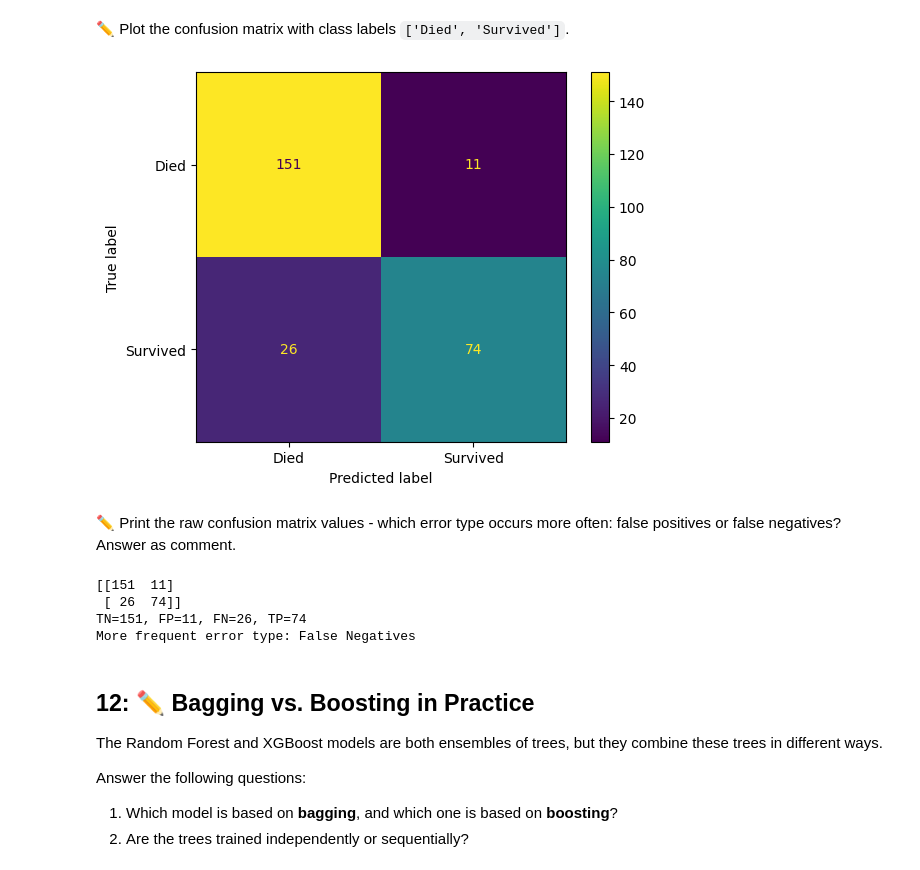
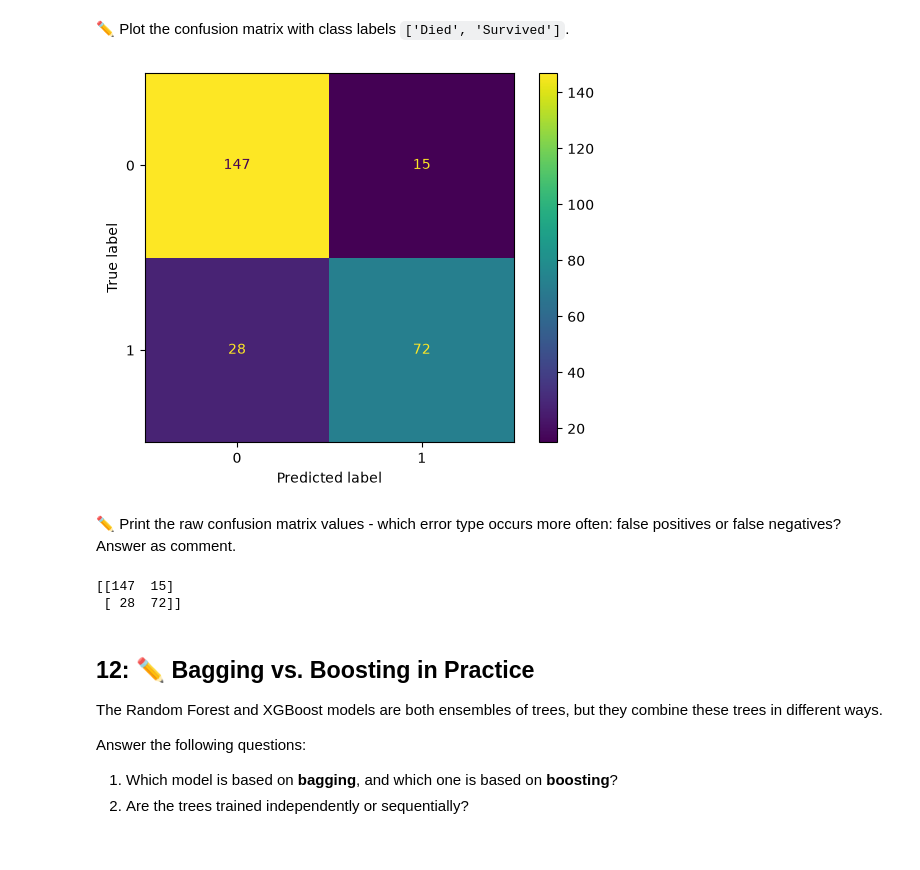
Before and after one commit to gpuonfire/ml_praktikum, a Jupyter notebook: ML_Aufgabenblätter/A6_Tree_Based_Models.ipynb, the cells around one changed output. Cells and saved outputs as stored; diff of their text form; code cells hidden in the pictures.

```diff
--- a/ML_Aufgabenblätter/A6_Tree_Based_Models.ipynb
+++ b/ML_Aufgabenblätter/A6_Tree_Based_Models.ipynb
@@ -531,25 +568,35 @@ model_for_confusion = rf_clf
 # %% [markdown]
 ✏️ Create predictions on the corresponding test set. _Hint: `rf_clf` and `best_rf` use `X_test_imputed`, while `xgb_clf` uses `X_test`._
 # %%
-test_features_for_confusion = []
+cm_lables = []
 y_pred_confusion = []
 
 # TODO: Implement:
+y_pred_confusion = rf_test_pred
+y_true_confusion = y_test
+cm_lables = model_for_confusion.classes_
+
+conf_matrix = confusion_matrix(y_true_confusion, y_pred_confusion, labels=cm_lables)
 # %% [markdown]
 ✏️ Plot the confusion matrix with class labels `['Died', 'Survived']`.
 # %%
 # TODO: Implement
+disp = ConfusionMatrixDisplay(confusion_matrix=conf_matrix,display_labels=cm_lables)
+disp.plot()
+plt.show()
 # %% [output]
-[figure, old version]
+[figure, new version]
 # %% [markdown]
 ✏️ Print the raw confusion matrix values - which error type occurs more often: false positives or false negatives? Answer as comment.
 # %%
 # TODO: Implement
+print(conf_matrix)
+
+# Der größte Fehlerfall ist False Negative (28), bedeutet das Model sagt
+# Passagier gestorben (0) jedoch hat er eigentlich überlebt (1)
 # %% [output]
-[[151  11]
- [ 26  74]]
-TN=151, FP=11, FN=26, TP=74
-More frequent error type: False Negatives
+[[147  15]
+ [ 28  72]]
 # %% [markdown]
 ## 12: ✏️ Bagging vs. Boosting in Practice
 The Random Forest and XGBoost models are both ensembles of trees, but they combine these trees in different ways.
```
Also changed, not shown: parts of 7 cells of this notebook.
